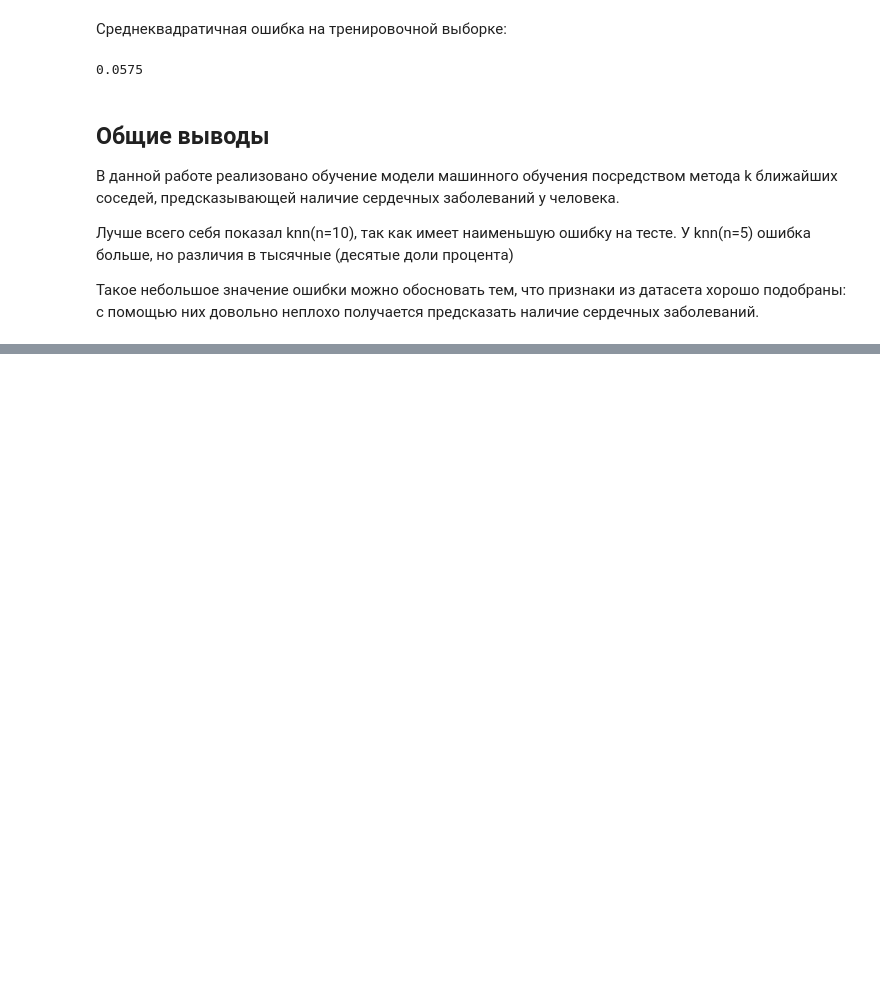
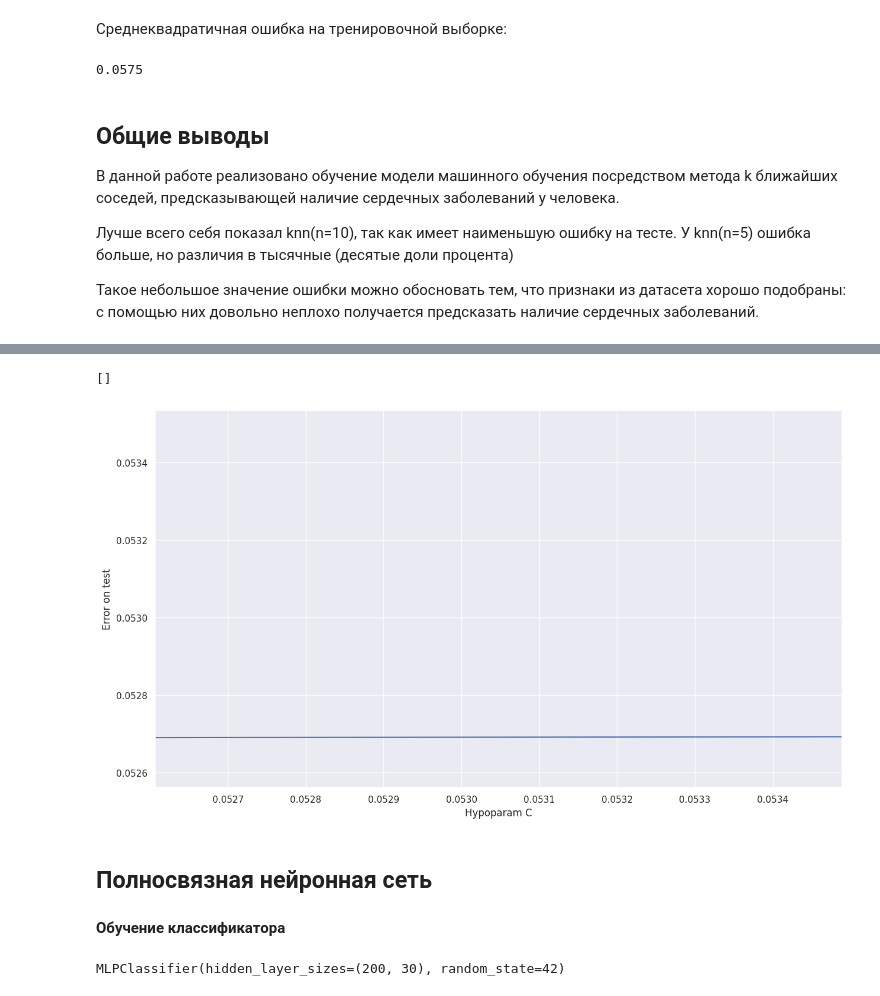
Before and after one commit to DDYunin/ML_course_NNGU, a Jupyter notebook: ML_lab1.ipynb, the cells around one changed output, grey strips where cells are left out. Drawn from its saved outputs; the diff is of its cells as text; code cells hidden in the pictures; blank space fills up the shorter version.

```diff
--- a/ML_lab1.ipynb
+++ b/ML_lab1.ipynb
@@ -693,0 +778,13 @@ mean_squared_error(y_test, y_test_predict)
+# %%
+logistic_model = LogisticRegression()
+
+params = {
+    'C': param_c_array
+}
+# %%
+from sklearn.model_selection import GridSearchCV
+gs = GridSearchCV(logistic_model,
+                  params,
+                  n_jobs=-1
+                  )
+gs.fit(X_train, y_train)
@@ -693,0 +802,3 @@ mean_squared_error(y_test, y_test_predict)
+# %%
+logistic_model = LogisticRegression(C=gs.best_params_['C'])
+logistic_model.fit(X_train, y_train)
@@ -693,0 +826,8 @@ mean_squared_error(y_test, y_test_predict)
+# %%
+error_array = []
+for param_c in param_c_array:
+  model = LogisticRegression(C = param_c)
+  model.fit(X_train, y_train)
+  predict = model.predict(X_test)
+  current_error  = np.mean(y_test  != predict)
+  error_array.append(current_error)
@@ -693,0 +852,13 @@ mean_squared_error(y_test, y_test_predict)
+# %%
+plt.xlim([np.min(error_array), np.max(error_array)])
+plt.plot(param_c_array, error_array)
+plt.ylabel('Error on test')
+plt.xlabel('Hypoparam C')
+plt.plot()
+# %% [output]
+[]
+[figure, added]
+# %% [markdown]
+## Полносвязная нейронная сеть
+# %% [markdown]
+**Обучение классификатора**
@@ -693,0 +871,4 @@ mean_squared_error(y_test, y_test_predict)
+# %%
+mlp_model.fit(X_train, y_train)
+# %% [output]
+MLPClassifier(hidden_layer_sizes=(200, 30), random_state=42)
```
Also changed, not shown: parts of 46 cells of this notebook.
